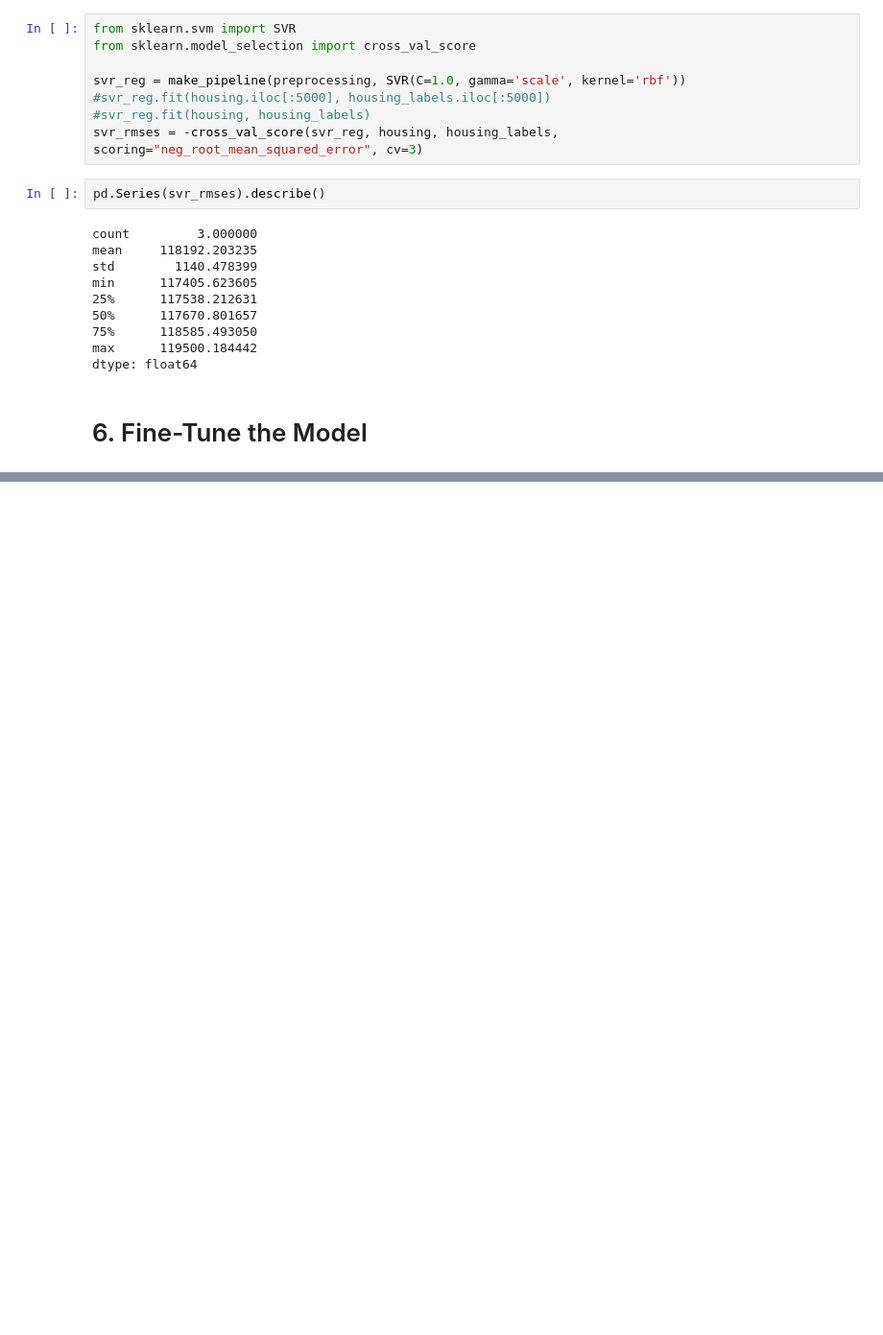
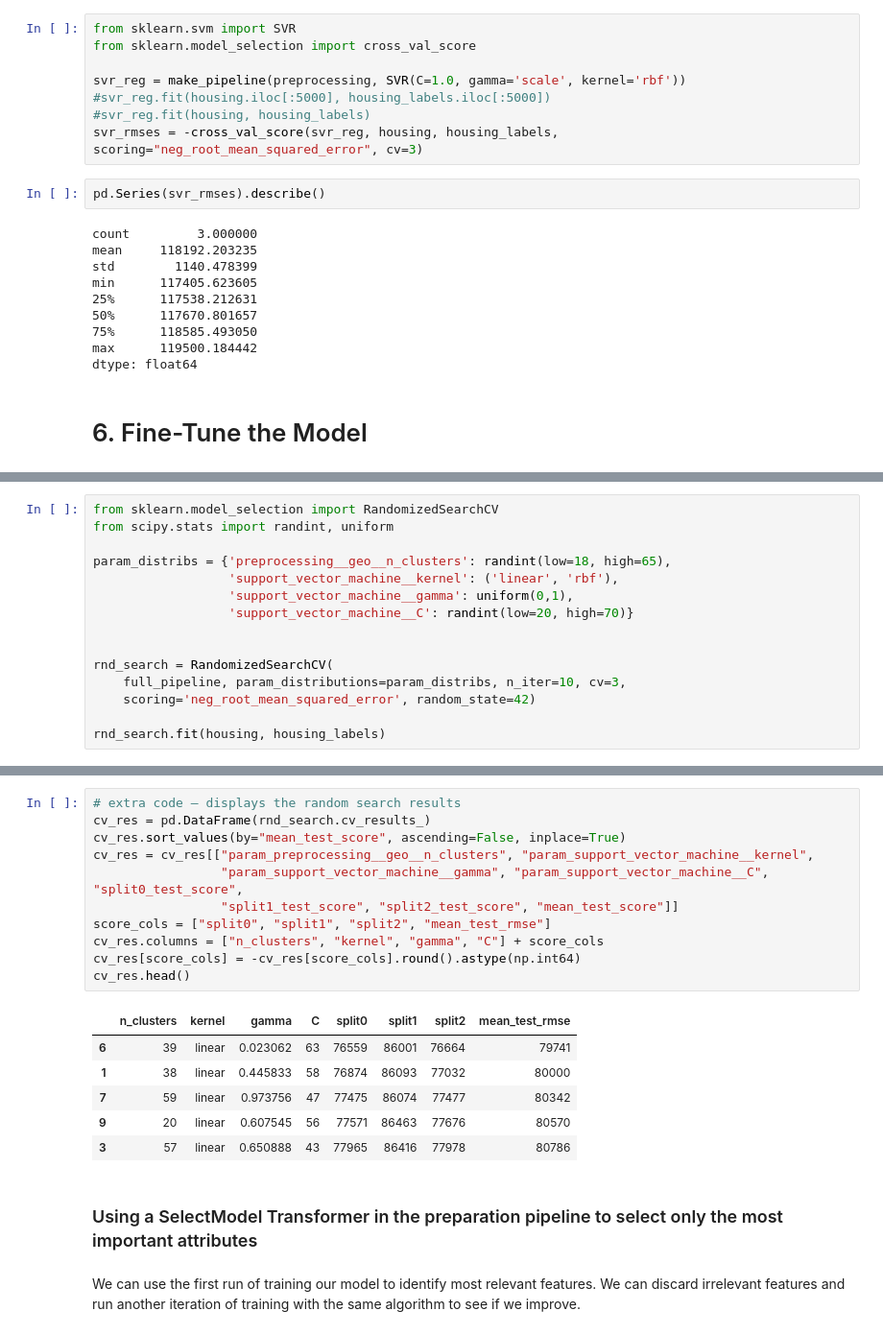
Before and after one commit to igolas0/Predicting-California-Housing-Prices, a Jupyter notebook: Predicting_California_Housing_Prices.ipynb, the cells around one changed output, grey strips where cells are left out. Shown at 96% size. Cells and saved outputs as stored; diff of their text form; blank space fills up the shorter version.

Commit message:
Optimizing hyperparameters with RandomizedSearchCV

```diff
--- a/Predicting_California_Housing_Prices.ipynb
+++ b/Predicting_California_Housing_Prices.ipynb
@@ -631,0 +602,15 @@ Let's now try optimizing our hyperparameters with Randomized Search CV:
+# %%
+from sklearn.model_selection import RandomizedSearchCV
+from scipy.stats import randint, uniform
+
+param_distribs = {'preprocessing__geo__n_clusters': randint(low=18, high=65),
+                  'support_vector_machine__kernel': ('linear', 'rbf'),
+                  'support_vector_machine__gamma': uniform(0,1),
+                  'support_vector_machine__C': randint(low=20, high=70)}
+
+
+rnd_search = RandomizedSearchCV(
+    full_pipeline, param_distributions=param_distribs, n_iter=10, cv=3,
+    scoring='neg_root_mean_squared_error', random_state=42)
+
+rnd_search.fit(housing, housing_labels)
@@ -631,0 +635,22 @@ Let's now try optimizing our hyperparameters with Randomized Search CV:
+# %%
+# extra code – displays the random search results
+cv_res = pd.DataFrame(rnd_search.cv_results_)
+cv_res.sort_values(by="mean_test_score", ascending=False, inplace=True)
+cv_res = cv_res[["param_preprocessing__geo__n_clusters", "param_support_vector_machine__kernel",
+                 "param_support_vector_machine__gamma", "param_support_vector_machine__C", "split0_test_score",
+                 "split1_test_score", "split2_test_score", "mean_test_score"]]
+score_cols = ["split0", "split1", "split2", "mean_test_rmse"]
+cv_res.columns = ["n_clusters", "kernel", "gamma", "C"] + score_cols
+cv_res[score_cols] = -cv_res[score_cols].round().astype(np.int64)
+cv_res.head()
+# %% [output]
+|  | n_clusters | kernel | gamma | C | split0 | split1 | split2 | mean_test_rmse |
+| 6 | 39 | linear | 0.023062 | 63 | 76559 | 86001 | 76664 | 79741 |
+| 1 | 38 | linear | 0.445833 | 58 | 76874 | 86093 | 77032 | 80000 |
+| 7 | 59 | linear | 0.973756 | 47 | 77475 | 86074 | 77477 | 80342 |
+| 9 | 20 | linear | 0.607545 | 56 | 77571 | 86463 | 77676 | 80570 |
+| 3 | 57 | linear | 0.650888 | 43 | 77965 | 86416 | 77978 | 80786 |
+# %% [markdown]
+### Using a SelectModel Transformer in the preparation pipeline to select only the most important attributes
+# %% [markdown]
+We can use the first run of training our model to identify most relevant features. We can discard irrelevant features and run another iteration of training with the same algorithm to see if we improve.
```
Also changed, not shown: parts of 20 cells of this notebook.
